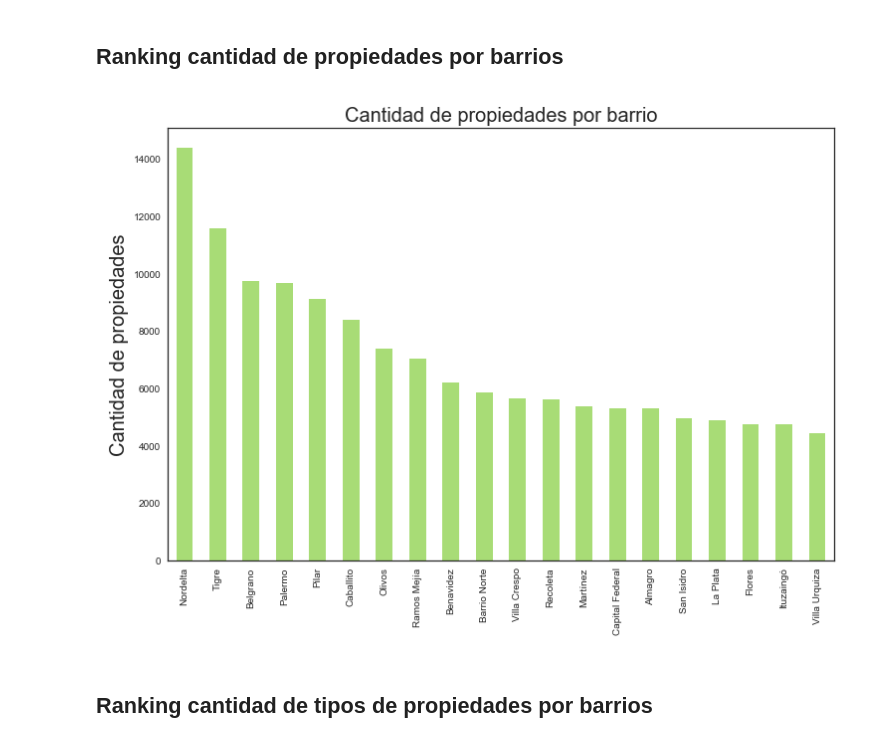
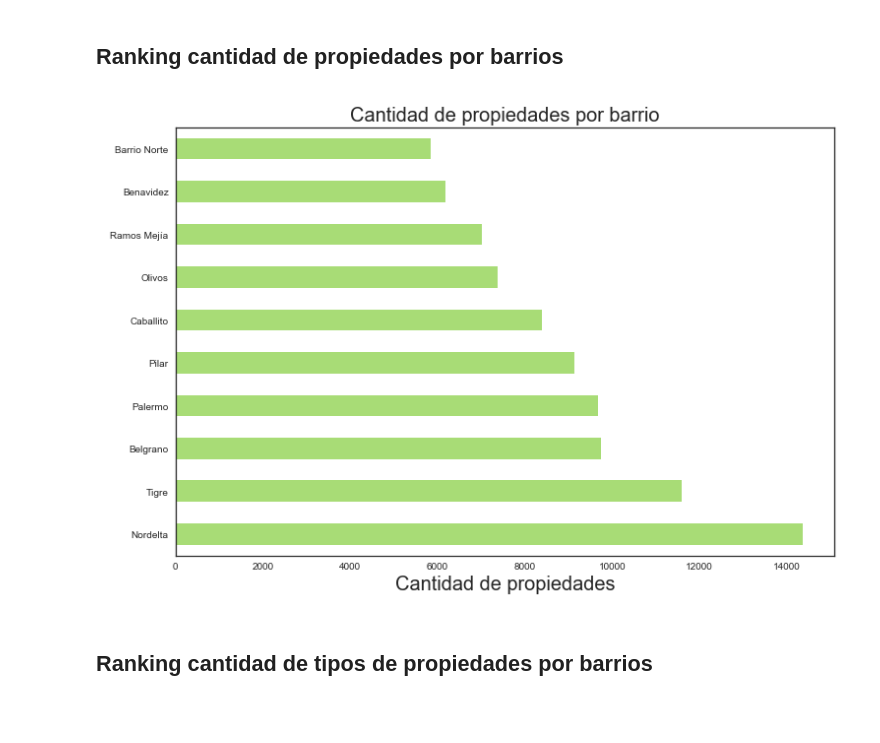
Before and after one commit to AlejandroDaneri/Machine-Learning-Properati, a Jupyter notebook: TP.ipynb, the cells around one changed output. Cells and saved outputs as stored; diff of their text form; code cells hidden in the pictures; blank space fills up the shorter version.

```diff
--- a/TP.ipynb
+++ b/TP.ipynb
@@ -227,16 +229,16 @@ plt.show()
 # %% [markdown]
 ## Ranking cantidad de propiedades por barrios
 # %%
-ranking_tipos = properati_filtrado.groupby('place_name').count()['created_on'].sort_values(ascending=False).head(20)
-ranking_tipos.plot(kind='bar',figsize=TAM_IMG,color='#a8dc76')
+ranking_tipos = properati_filtrado.groupby('place_name').count()['created_on'].sort_values(ascending=False).head(10)
+ranking_tipos.plot(kind='barh',figsize=TAM_IMG,color='#a8dc76')
 titulo = 'Cantidad de propiedades por barrio'
 plt.title(titulo,size=20)
-plt.xlabel('')
-plt.ylabel('Cantidad de propiedades')
+plt.ylabel('')
+plt.xlabel('Cantidad de propiedades')
 guardar_imagen(titulo)
 plt.show()
 # %% [output]
-[figure, old version]
+[figure, new version]
 # %% [markdown]
 ## Ranking cantidad de tipos de propiedades por barrios
 # %%
```
Also changed, not shown: parts of 12 cells of this notebook, 10 other files.
